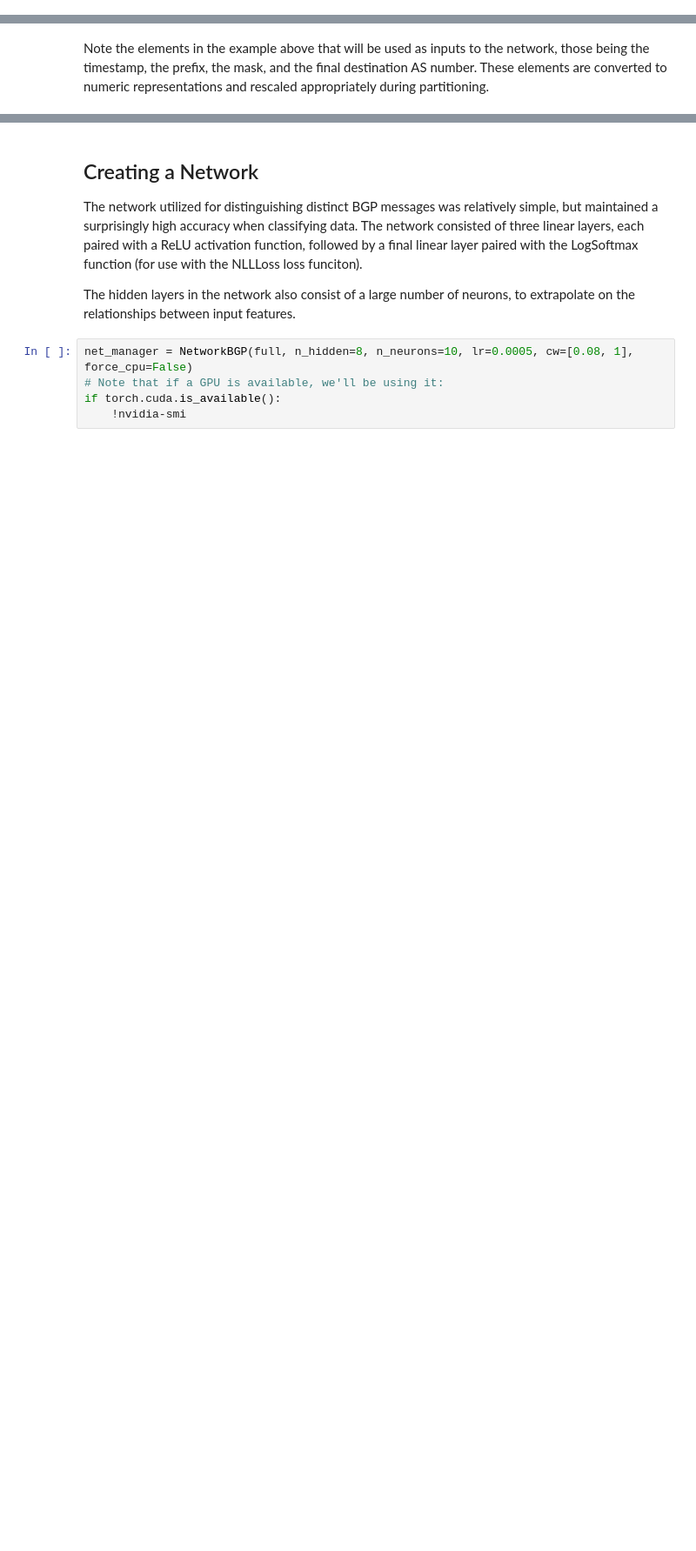
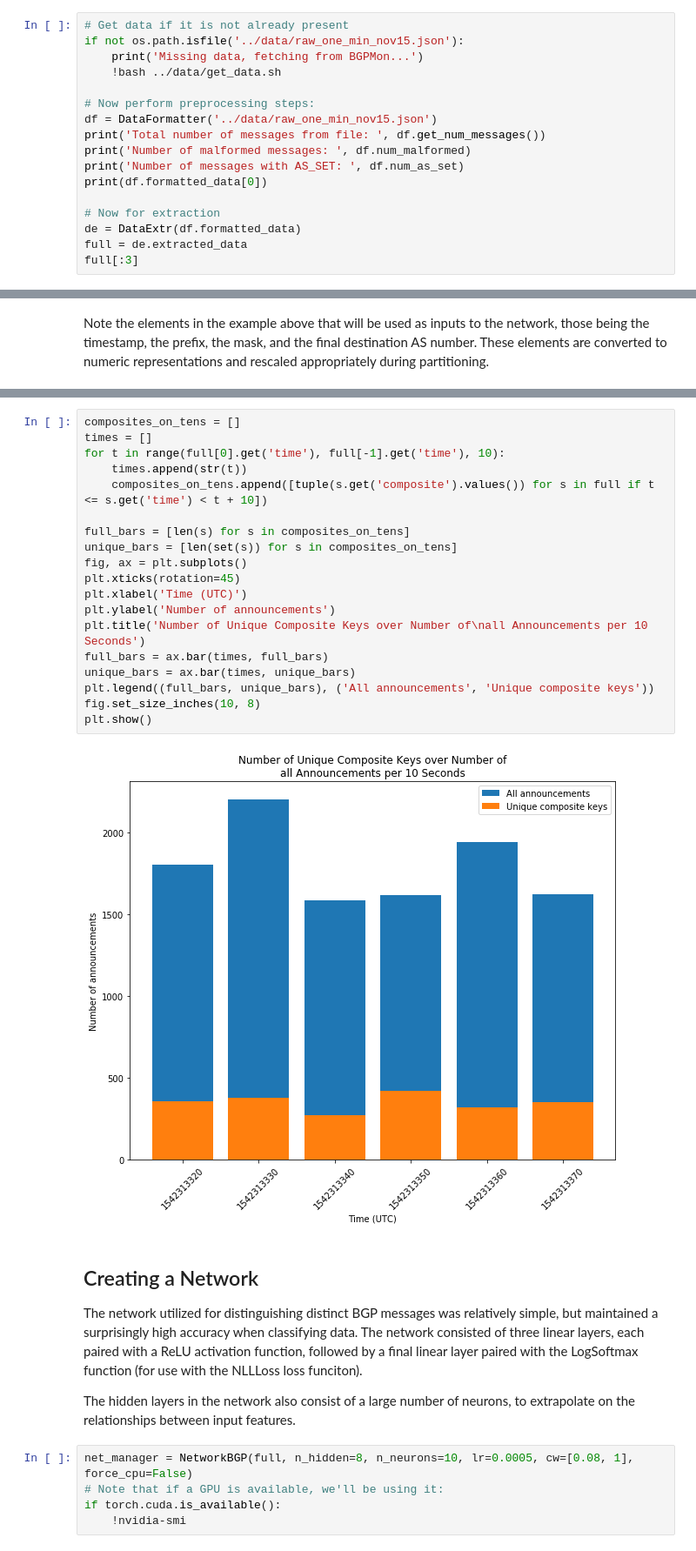
Before and after one commit to adolan5/BGPDistinct, a Jupyter notebook: notebooks/BGPDistinct.ipynb, the cells around one changed output, grey strips where cells are left out. Shown: that part at 87% size. Saved outputs shown, nothing was run; the diff lists cells and outputs as text; blank space fills up the shorter version.

Commit message:
Update main notebook with stubs of preprocessing and data experiments

```diff
--- a/notebooks/BGPDistinct.ipynb
+++ b/notebooks/BGPDistinct.ipynb
@@ -44,0 +36,17 @@ full[:3]
+# %%
+# Get data if it is not already present
+if not os.path.isfile('../data/raw_one_min_nov15.json'):
+    print('Missing data, fetching from BGPMon...')
+    !bash ../data/get_data.sh
+
+# Now perform preprocessing steps:
+df = DataFormatter('../data/raw_one_min_nov15.json')
+print('Total number of messages from file: ', df.get_num_messages())
+print('Number of malformed messages: ', df.num_malformed)
+print('Number of messages with AS_SET: ', df.num_as_set)
+print(df.formatted_data[0])
+
+# Now for extraction
+de = DataExtr(df.formatted_data)
+full = de.extracted_data
+full[:3]
@@ -47,3 +107,24 @@ Note the elements in the example above that will be used as inputs to the networ
+# %%
+composites_on_tens = []
+times = []
+for t in range(full[0].get('time'), full[-1].get('time'), 10):
+    times.append(str(t))
+    composites_on_tens.append([tuple(s.get('composite').values()) for s in full if t <= s.get('time') < t + 10])
+
+full_bars = [len(s) for s in composites_on_tens]
+unique_bars = [len(set(s)) for s in composites_on_tens]
+fig, ax = plt.subplots()
+plt.xticks(rotation=45)
+plt.xlabel('Time (UTC)')
+plt.ylabel('Number of announcements')
+plt.title('Number of Unique Composite Keys over Number of\nall Announcements per 10 Seconds')
+full_bars = ax.bar(times, full_bars)
+unique_bars = ax.bar(times, unique_bars)
+plt.legend((full_bars, unique_bars), ('All announcements', 'Unique composite keys'))
+fig.set_size_inches(10, 8)
+plt.show()
+# %% [output]
+[figure, added]
 # %% [markdown]
 ## Creating a Network
 The network utilized for distinguishing distinct BGP messages was relatively simple, but maintained a surprisingly high accuracy when classifying data. The network consisted of three linear layers, each paired with a ReLU activation function, followed by a final linear layer paired with the LogSoftmax function (for use with the NLLLoss loss funciton).
```
Also changed, not shown: parts of 13 cells of this notebook.
